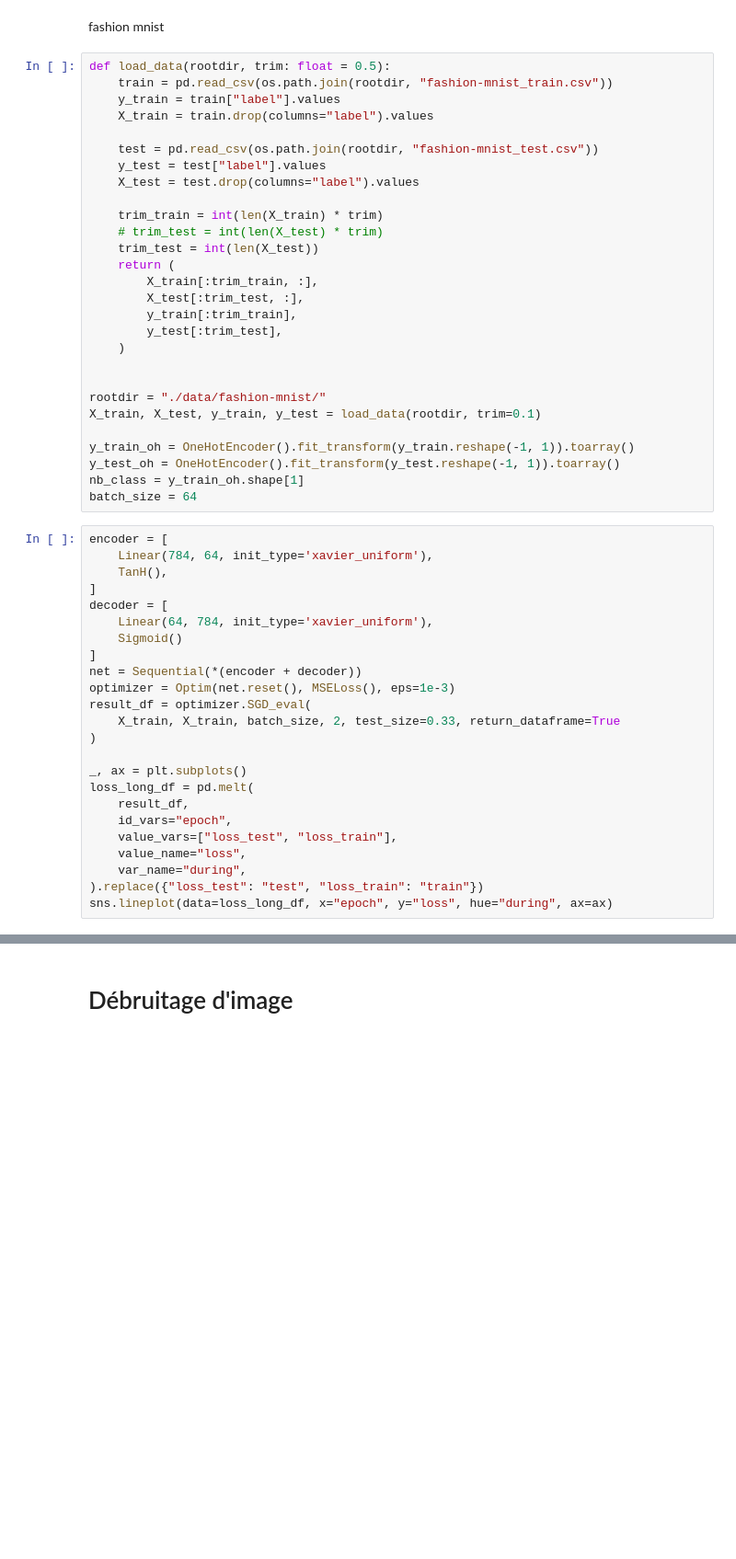
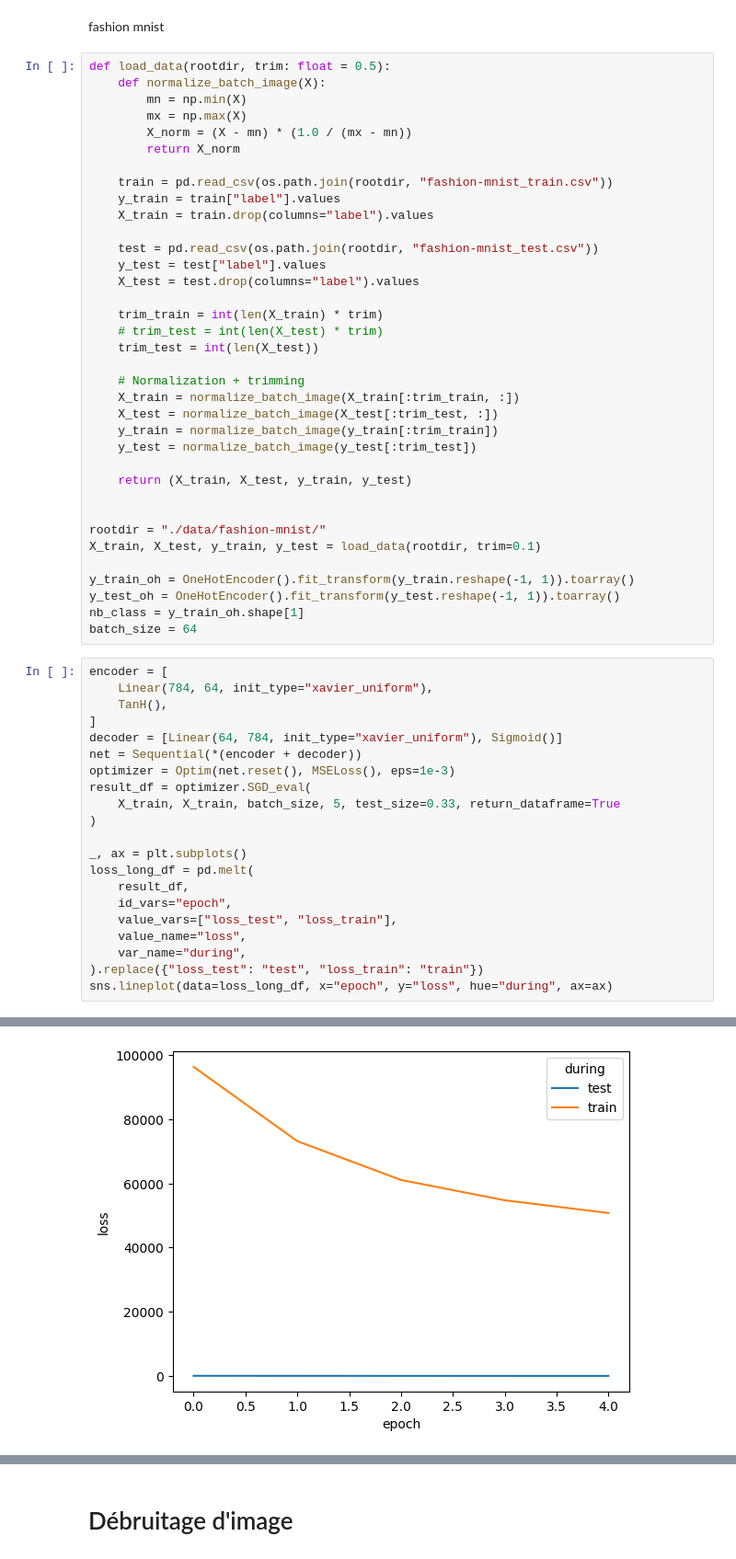
Before and after one commit to dataymeric/NeuralNetworksDIY, a Jupyter notebook: notebooks/encoder_decoder.ipynb, the cells around one changed output, grey strips where cells are left out. Shown at 92% size. Saved outputs shown, nothing was run; the diff lists cells and outputs as text; blank space fills up the shorter version.

```diff
--- a/notebooks/encoder_decoder.ipynb
+++ b/notebooks/encoder_decoder.ipynb
@@ -29,6 +27,12 @@ qu'est ce qui boost les perfs
 fashion mnist
 # %%
 def load_data(rootdir, trim: float = 0.5):
+    def normalize_batch_image(X):
+        mn = np.min(X)
+        mx = np.max(X)
+        X_norm = (X - mn) * (1.0 / (mx - mn))
+        return X_norm
+
     train = pd.read_csv(os.path.join(rootdir, "fashion-mnist_train.csv"))
     y_train = train["label"].values
     X_train = train.drop(columns="label").values
@@ -40,12 +44,14 @@ def load_data(rootdir, trim: float = 0.5):
     trim_train = int(len(X_train) * trim)
     # trim_test = int(len(X_test) * trim)
     trim_test = int(len(X_test))
-    return (
-        X_train[:trim_train, :],
-        X_test[:trim_test, :],
-        y_train[:trim_train],
-        y_test[:trim_test],
-    )
+
+    # Normalization + trimming
+    X_train = normalize_batch_image(X_train[:trim_train, :])
+    X_test = normalize_batch_image(X_test[:trim_test, :])
+    y_train = normalize_batch_image(y_train[:trim_train])
+    y_test = normalize_batch_image(y_test[:trim_test])
+
+    return (X_train, X_test, y_train, y_test)
 
 
 rootdir = "./data/fashion-mnist/"
@@ -57,17 +63,14 @@ nb_class = y_train_oh.shape[1]
 batch_size = 64
 # %%
 encoder = [
-    Linear(784, 64, init_type='xavier_uniform'),
+    Linear(784, 64, init_type="xavier_uniform"),
     TanH(),
 ]
-decoder = [
-    Linear(64, 784, init_type='xavier_uniform'),
-    Sigmoid()
-]
+decoder = [Linear(64, 784, init_type="xavier_uniform"), Sigmoid()]
 net = Sequential(*(encoder + decoder))
 optimizer = Optim(net.reset(), MSELoss(), eps=1e-3)
 result_df = optimizer.SGD_eval(
-    X_train, X_train, batch_size, 2, test_size=0.33, return_dataframe=True
+    X_train, X_train, batch_size, 5, test_size=0.33, return_dataframe=True
 )
 
 _, ax = plt.subplots()
@@ -79,3 +82,4 @@ loss_long_df = pd.melt(
     var_name="during",
 ).replace({"loss_test": "test", "loss_train": "train"})
 sns.lineplot(data=loss_long_df, x="epoch", y="loss", hue="during", ax=ax)
+# %% [output]
@@ -82,3 +97,4 @@ sns.lineplot(data=loss_long_df, x="epoch", y="loss", hue="during", ax=ax)
+[figure, added]
 # %%
 from sklearn.datasets import fetch_openml
 from sklearn.model_selection import train_test_split
```
Also changed, not shown: parts of 8 cells of this notebook.
